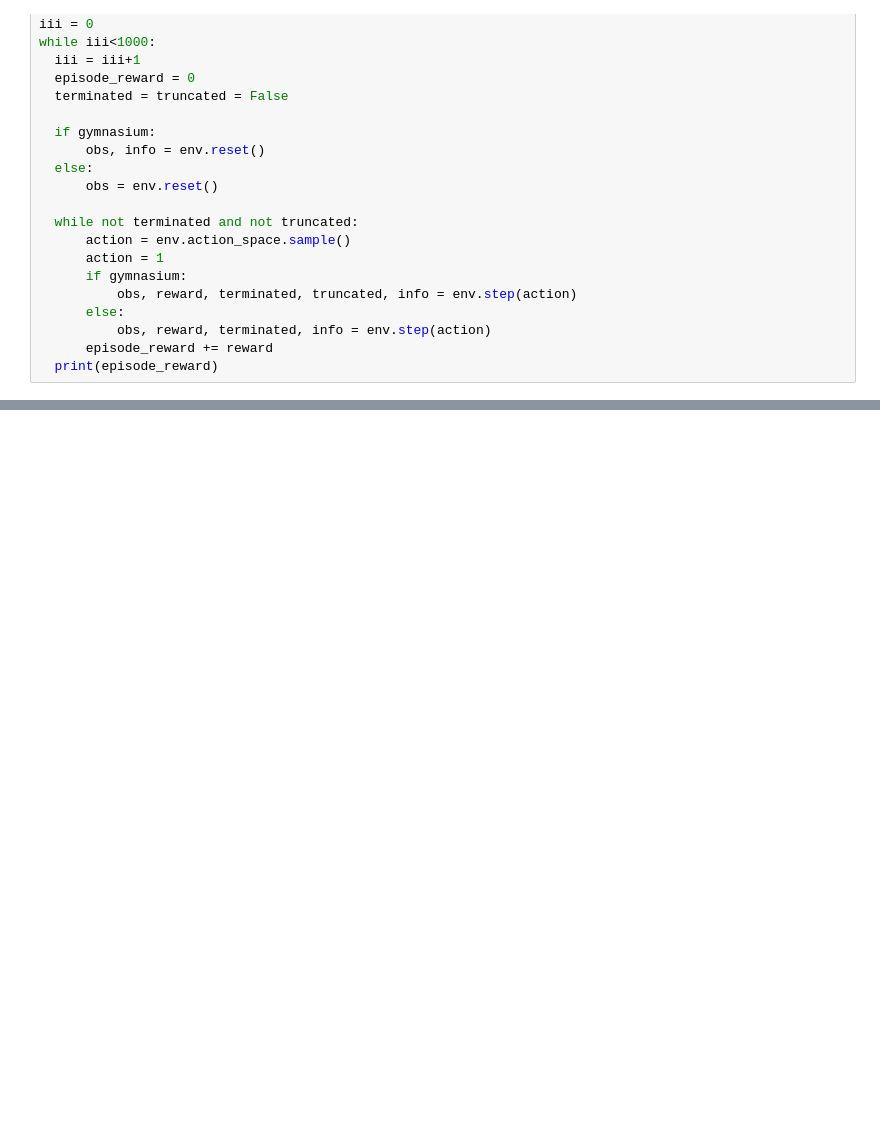
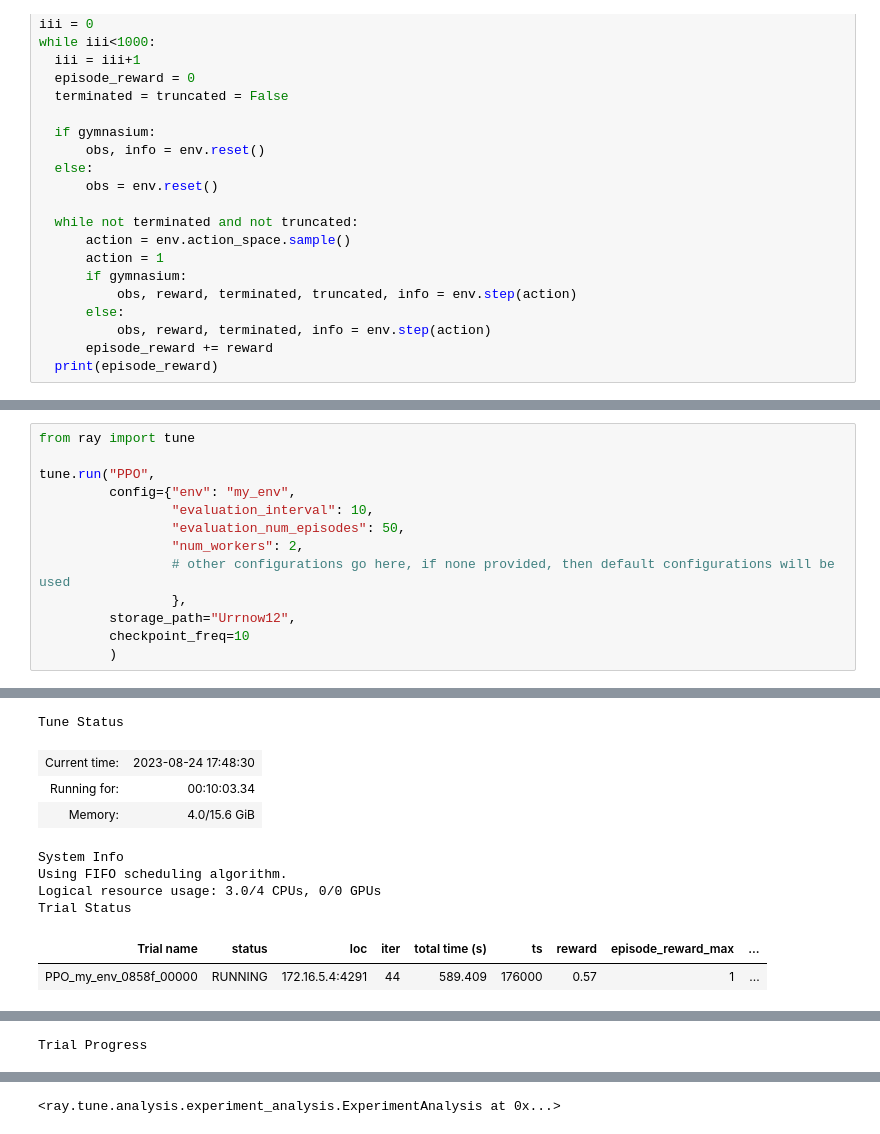
Before and after one commit to somerl/codespaces-jupyter, a Jupyter notebook: notebooks/Urwithwrappers.ipynb, the cells around one changed output, grey strips where cells are left out. Cells and saved outputs as stored; diff of their text form; blank space fills up the shorter version.

```diff
--- a/notebooks/Urwithwrappers.ipynb
+++ b/notebooks/Urwithwrappers.ipynb
@@ -420,0 +482,14 @@ while iii<1000:
+# %%
+from ray import tune
+
+tune.run("PPO",
+         config={"env": "my_env",
+                 "evaluation_interval": 10,
+                 "evaluation_num_episodes": 50,
+                 "num_workers": 2,
+                 # other configurations go here, if none provided, then default configurations will be used
+                 },
+         storage_path="Urrnow12",
+         checkpoint_freq=10
+         )
+# %% [output]
@@ -420,0 +502,10 @@ while iii<1000:
+Tune Status
+| Current time: | 2023-08-24 17:48:30 |
+| Running for: | 00:10:03.34 |
+| Memory: | 4.0/15.6 GiB |
+System Info
+Using FIFO scheduling algorithm.
+Logical resource usage: 3.0/4 CPUs, 0/0 GPUs
+Trial Status
+| Trial name | status | loc | iter | total time (s) | ts | reward | episode_reward_max | ... |
+| PPO_my_env_0858f_00000 | RUNNING | 172.16.5.4:4291 | 44 | 589.409 | 176000 | 0.57 | 1 | ... |
@@ -420,0 +526 @@ while iii<1000:
+Trial Progress
@@ -420,0 +533 @@ while iii<1000:
+<ray.tune.analysis.experiment_analysis.ExperimentAnalysis at 0x...>
```
Also changed, not shown: parts of 9 cells of this notebook, 51 other files.
